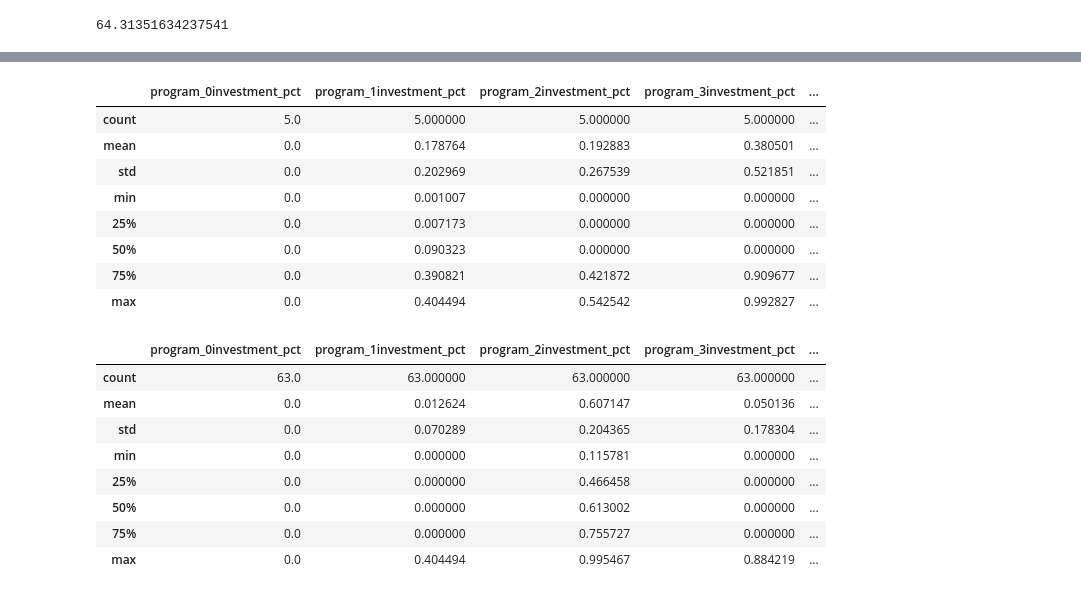
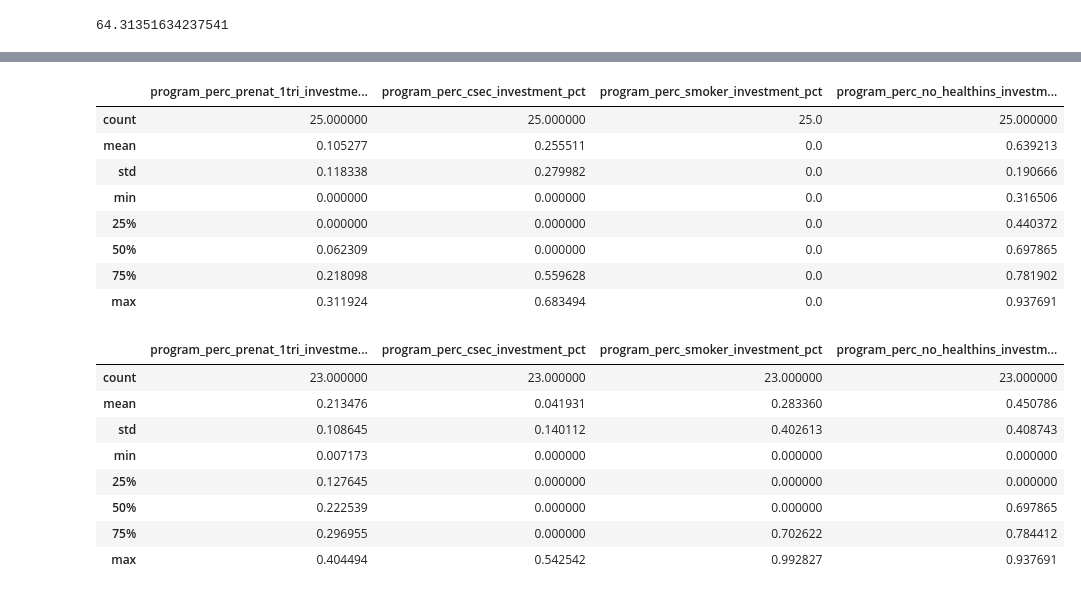
Before and after one commit to cleung-2/dabp_final, a Jupyter notebook: OptimizationCode.ipynb, the cells around one changed output, grey strips where cells are left out. Drawn from its saved outputs; the diff is of its cells as text; code cells hidden in the pictures.

```diff
--- a/OptimizationCode.ipynb
+++ b/OptimizationCode.ipynb
@@ -120,7 +120,7 @@ total_goals = 3
 
 # parameter weights (from regression output)
 program_weights = weightDict
-weight_direction = [-1,1,-1,-1,-1] # (-1 if we want less of an outcome, 1 if we want more of an outcome, for each program)
+weight_direction = [1,-1,-1,-1] # (-1 if we want less of an outcome, 1 if we want more of an outcome, for each program)
 # %% [markdown]
 #### Model setup
 # %%
@@ -224,9 +216,13 @@ array([ 0.,  5., 63.,  8., 16.])
 # %%
-# allocation when forcing counties to use all resources (x[i,j] == 1)
-program_investment = np.zeros(num_programs)
-for i in counties:
-    for j in programs:
-        if X[i,j].x > 0:
-            program_investment[j] +=1
+### results for 5 programs (with teen preg)
 
-program_investment
+# allocation when not forcing counties to use all resources (x[i,j] <= 1)
+# program_investment = np.zeros(num_programs)
+# for i in counties:
+#     for j in programs:
+#         if X[i,j].x > 0:
+#             program_investment[j] +=1
+
+# program_investment
+
+#array([ 0.,  5., 63.,  8., 16.])
@@ -247,11 +254,11 @@ sum(baselineSum)
 # update parameter Data with program investment decisions
 for i in range(len(parametersData)):
     for j in programs:
-        parametersData.loc[i, 'program_'+str(j)+'investment_pct'] = X[i,j].x
+        parametersData.loc[i, 'program_'+program_vars[j]+'_investment_pct'] = X[i,j].x
         if X[i,j].x > 0:
-            parametersData.loc[i, 'investment_in_prog_'+str(j)] = 1
+            parametersData.loc[i, 'whetherinvestment_in_prog_'+program_vars[j]] = 1
         else:
-            parametersData.loc[i, 'investment_in_prog_'+str(j)] = 0
+            parametersData.loc[i, 'whetherinvestment_in_prog_'+program_vars[j]] = 0
 # %%
 parametersData
 # %% [output]
@@ -272,0 +278,3 @@ parameter_invesment_names=['program_0investment_pct', 'program_1investment_pct',
+# %%
+investment_vars = ['program_'+var+'_investment_pct' for var in program_vars ]
+investment_vars
@@ -294,25 +303,25 @@ parametersData[parametersData.investment_in_prog_0>0][parameter_invesment_names]
 # %%
-parametersData[parametersData.investment_in_prog_1>0][parameter_invesment_names].describe()
+parametersData[parametersData.whetherinvestment_in_prog_perc_no_healthins>0][investment_vars].describe()
 # %% [output]
-|  | program_0investment_pct | program_1investment_pct | program_2investment_pct | program_3investment_pct | ... |
-| count | 5.0 | 5.000000 | 5.000000 | 5.000000 | ... |
-| mean | 0.0 | 0.178764 | 0.192883 | 0.380501 | ... |
-| std | 0.0 | 0.202969 | 0.267539 | 0.521851 | ... |
-| min | 0.0 | 0.001007 | 0.000000 | 0.000000 | ... |
-| 25% | 0.0 | 0.007173 | 0.000000 | 0.000000 | ... |
-| 50% | 0.0 | 0.090323 | 0.000000 | 0.000000 | ... |
-| 75% | 0.0 | 0.390821 | 0.421872 | 0.909677 | ... |
-| max | 0.0 | 0.404494 | 0.542542 | 0.992827 | ... |
+|  | program_perc_prenat_1tri_investme... | program_perc_csec_investment_pct | program_perc_smoker_investment_pct | program_perc_no_healthins_investm... |
+| count | 25.000000 | 25.000000 | 25.0 | 25.000000 |
+| mean | 0.105277 | 0.255511 | 0.0 | 0.639213 |
+| std | 0.118338 | 0.279982 | 0.0 | 0.190666 |
+| min | 0.000000 | 0.000000 | 0.0 | 0.316506 |
+| 25% | 0.000000 | 0.000000 | 0.0 | 0.440372 |
+| 50% | 0.062309 | 0.000000 | 0.0 | 0.697865 |
+| 75% | 0.218098 | 0.559628 | 0.0 | 0.781902 |
+| max | 0.311924 | 0.683494 | 0.0 | 0.937691 |
 # %%
-parametersData[parametersData.investment_in_prog_2>0][parameter_invesment_names].describe()
+parametersData[parametersData.whetherinvestment_in_prog_perc_prenat_1tri>0][investment_vars].describe()
 # %% [output]
-|  | program_0investment_pct | program_1investment_pct | program_2investment_pct | program_3investment_pct | ... |
-| count | 63.0 | 63.000000 | 63.000000 | 63.000000 | ... |
-| mean | 0.0 | 0.012624 | 0.607147 | 0.050136 | ... |
-| std | 0.0 | 0.070289 | 0.204365 | 0.178304 | ... |
-| min | 0.0 | 0.000000 | 0.115781 | 0.000000 | ... |
-| 25% | 0.0 | 0.000000 | 0.466458 | 0.000000 | ... |
-| 50% | 0.0 | 0.000000 | 0.613002 | 0.000000 | ... |
-| 75% | 0.0 | 0.000000 | 0.755727 | 0.000000 | ... |
-| max | 0.0 | 0.404494 | 0.995467 | 0.884219 | ... |
+|  | program_perc_prenat_1tri_investme... | program_perc_csec_investment_pct | program_perc_smoker_investment_pct | program_perc_no_healthins_investm... |
+| count | 23.000000 | 23.000000 | 23.000000 | 23.000000 |
+| mean | 0.213476 | 0.041931 | 0.283360 | 0.450786 |
+| std | 0.108645 | 0.140112 | 0.402613 | 0.408743 |
+| min | 0.007173 | 0.000000 | 0.000000 | 0.000000 |
+| 25% | 0.127645 | 0.000000 | 0.000000 | 0.000000 |
+| 50% | 0.222539 | 0.000000 | 0.000000 | 0.697865 |
+| 75% | 0.296955 | 0.000000 | 0.702622 | 0.784412 |
+| max | 0.404494 | 0.542542 | 0.992827 | 0.937691 |
 # %%
```
Also changed, not shown: parts of 17 cells of this notebook.
